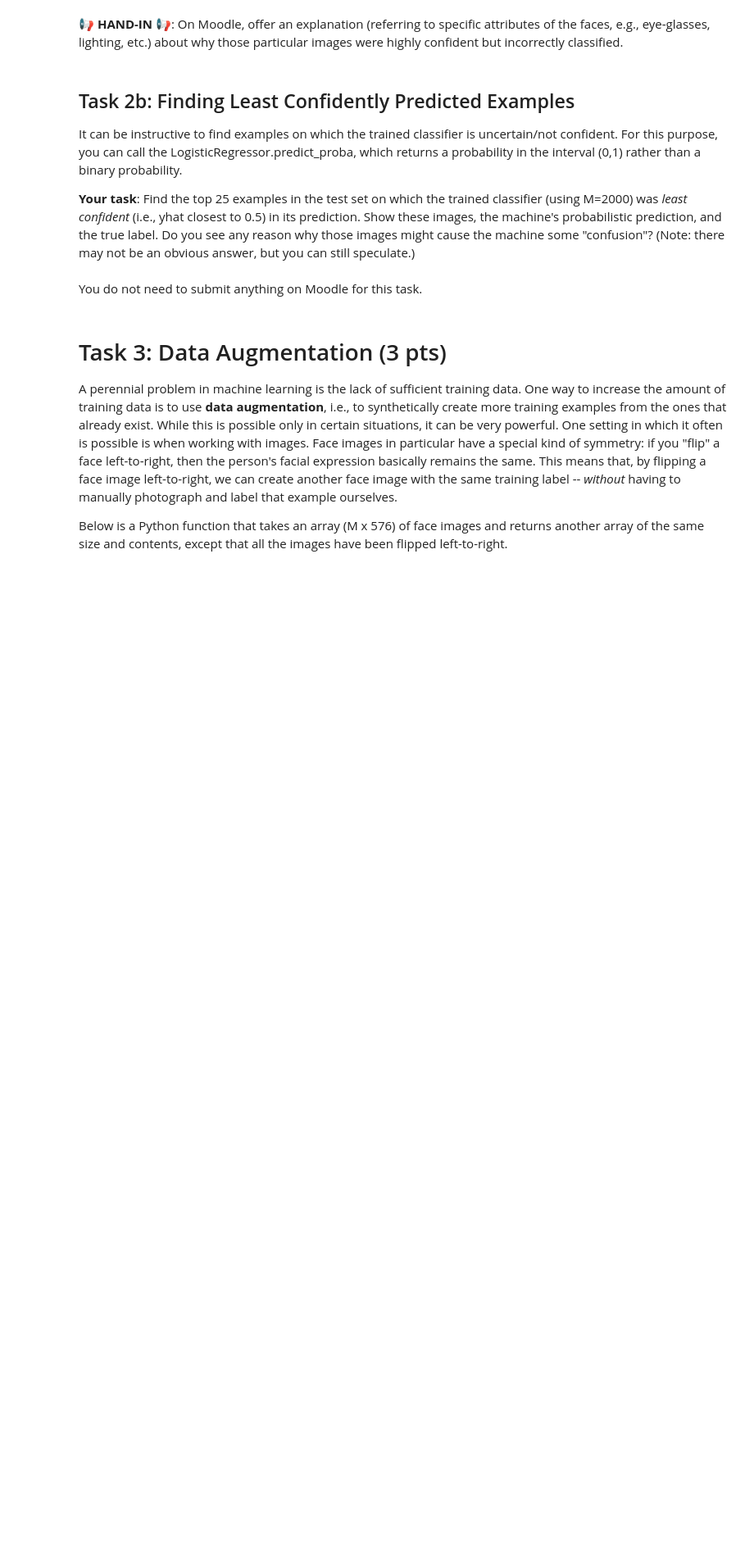
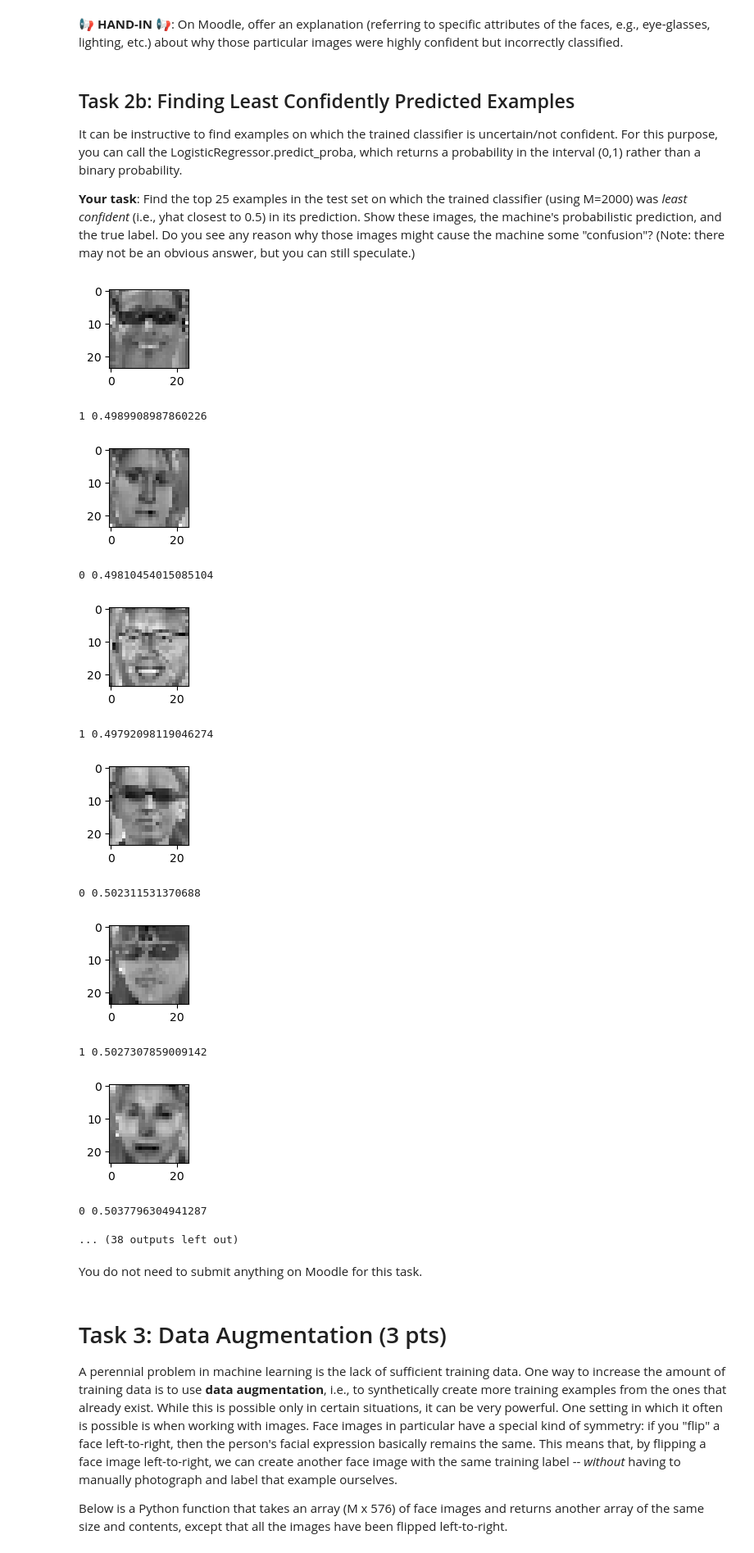
Before and after one commit to michamettler/zhaw-mldm, a Jupyter notebook: L04/L04_Logistic_Regression_LAB_ASSIGNMENT.ipynb, the cells around one changed output. Shown at 82% size. Saved outputs shown, nothing was run; the diff lists cells and outputs as text; code cells hidden in the pictures; blank space fills up the shorter version.

```diff
--- a/L04/L04_Logistic_Regression_LAB_ASSIGNMENT.ipynb
+++ b/L04/L04_Logistic_Regression_LAB_ASSIGNMENT.ipynb
@@ -126,3 +176,22 @@ Find the top 25 examples in the test set on which the trained classifier (using
+# %%
+yhat = logisticRegressor.predict_proba(testingFaces)[:,1]
+
+least_confident = np.argsort(np.abs(yhat - 0.5))[:25]
+show(least_confident)
+# %% [output]
+[figure, added]
+1 0.4989908987860226
+[figure, added]
+0 0.49810454015085104
+[figure, added]
+1 0.49792098119046274
+[figure, added]
+0 0.502311531370688
+[figure, added]
+1 0.5027307859009142
+[figure, added]
+0 0.5037796304941287
+... (38 outputs left out)
 # %% [markdown]
 You do not need to submit anything on Moodle for this task.
 # %% [markdown]
```
Also changed, not shown: parts of 12 cells of this notebook.
